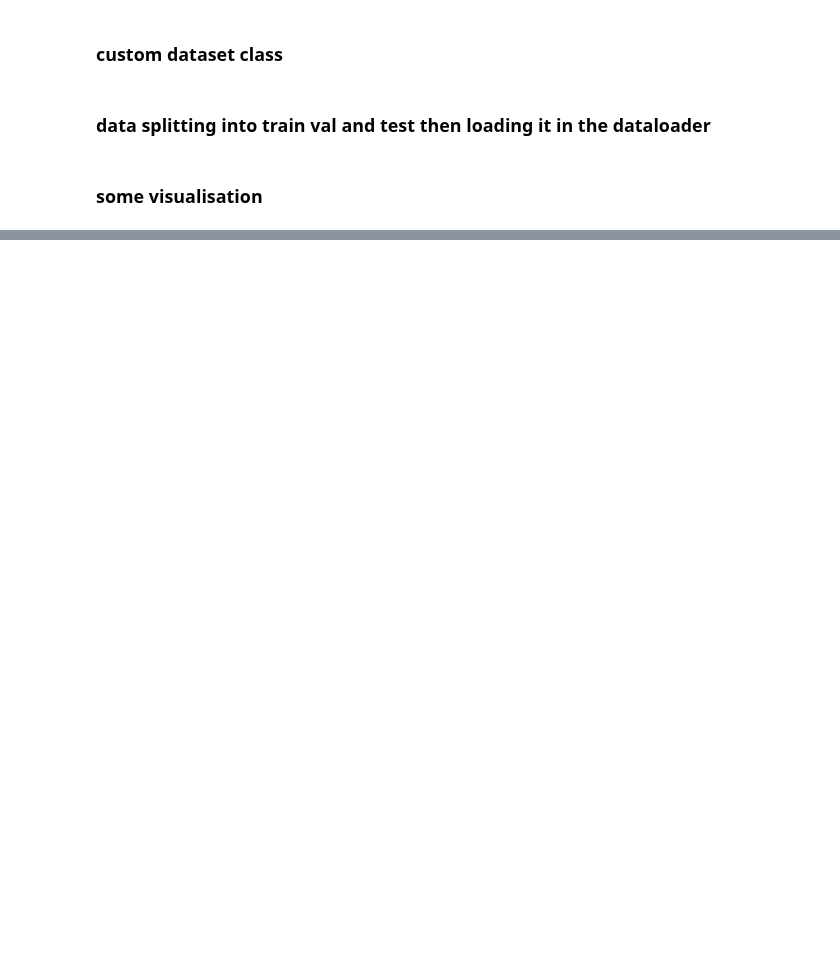
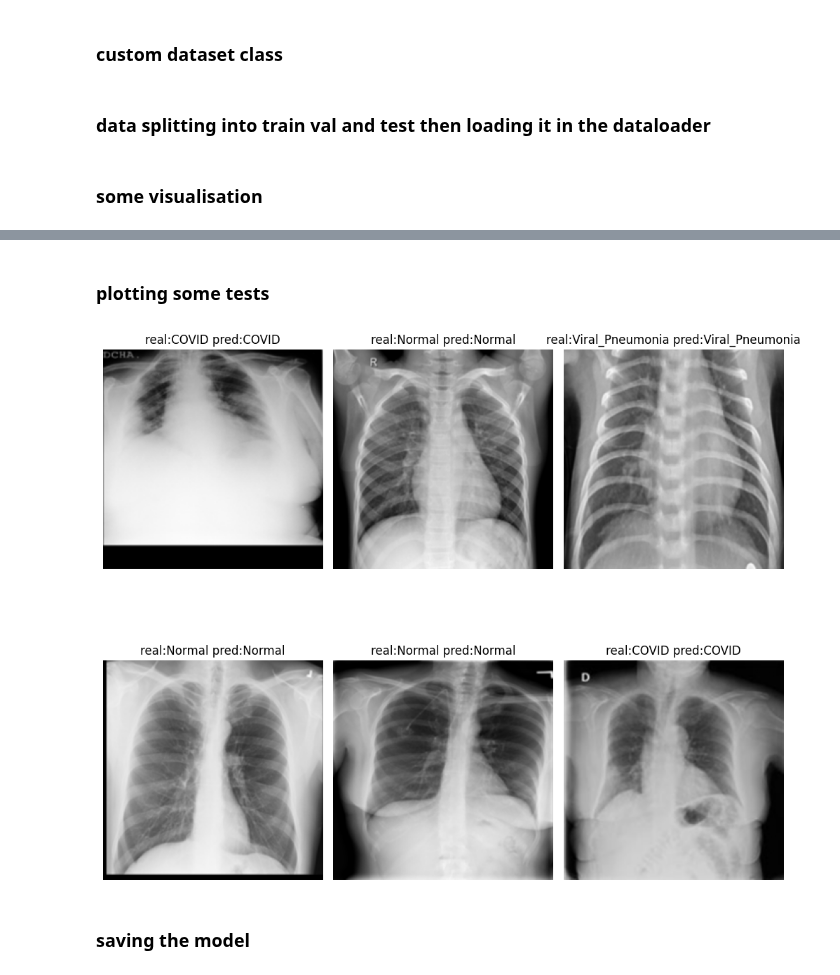
Before and after one commit to Amen-Haj-Brahim/COVID-19-XRAY-CNN, a Jupyter notebook: full_notebook.ipynb, the cells around one changed output, grey strips where cells are left out. Drawn from its saved outputs; the diff is of its cells as text; code cells hidden in the pictures; blank space fills up the shorter version.

```diff
--- a/full_notebook.ipynb
+++ b/full_notebook.ipynb
@@ -84,0 +120,23 @@ plt.show()
+# %%
+#finetuning
+resnet50.fc = torch.nn.Linear(in_features=2048, out_features=4)
+
+#transferlearning
+# for param in model_conv.parameters():
+#     param.requires_grad = False
+# for param in resnet50.fc.parameters():
+#     param.requires_grad = True
+# optimizer = torch.optim.Adam(resnet50.fc.parameters(), lr=0.00001)
+loss_fn = torch.nn.CrossEntropyLoss()
+#to change the learning rate
+optimizer = torch.optim.Adam(resnet50.parameters(), lr=0.00001)
+# %%
+device = torch.device("cuda:0" if torch.cuda.is_available() else "cpu")
+
+inputs, labels = images.to(device), labels.to(device)
+# %%
+#i'll do this on my gpu may god have mercy on your soul if you're doing it on cpu
+device = torch.device("cuda" if torch.cuda.is_available() else "cpu")
+resnet50 = resnet50.to(device)
+# images=torch.tensor(images).to(device)
+# labels=torch.tensor(labels).to(torch.device(device))
@@ -84,0 +191,2 @@ plt.show()
+# %%
+train(resnet50,1)
@@ -84,0 +211,22 @@ plt.show()
+# %% [markdown]
+### plotting some tests
+# %%
+resnet50.eval()
+images, labels = next(iter(test_dataloader))
+images, labels =images.to(device), labels.to(device)
+outputs = resnet50(images)
+_, preds = torch.max(outputs, 1)
+plt.figure(figsize=(10, 10))
+for i in range(6):
+    plt.subplot(2, 3, i + 1)
+    #transpose because pillow wants to act all special and different from opencv and stuff whatever man
+    image = images[i].cpu().numpy().transpose((1, 2, 0))
+    plt.title("real:"+str(classes[int(labels[i])])+" pred:"+str(classes[int(preds[i])]))
+    plt.axis('off')
+    plt.imshow(image)
+plt.tight_layout()
+plt.show()
+# %% [output]
+[figure, added]
+# %% [markdown]
+### saving the model
```
Also changed, not shown: parts of 11 cells of this notebook, 1 other file.
